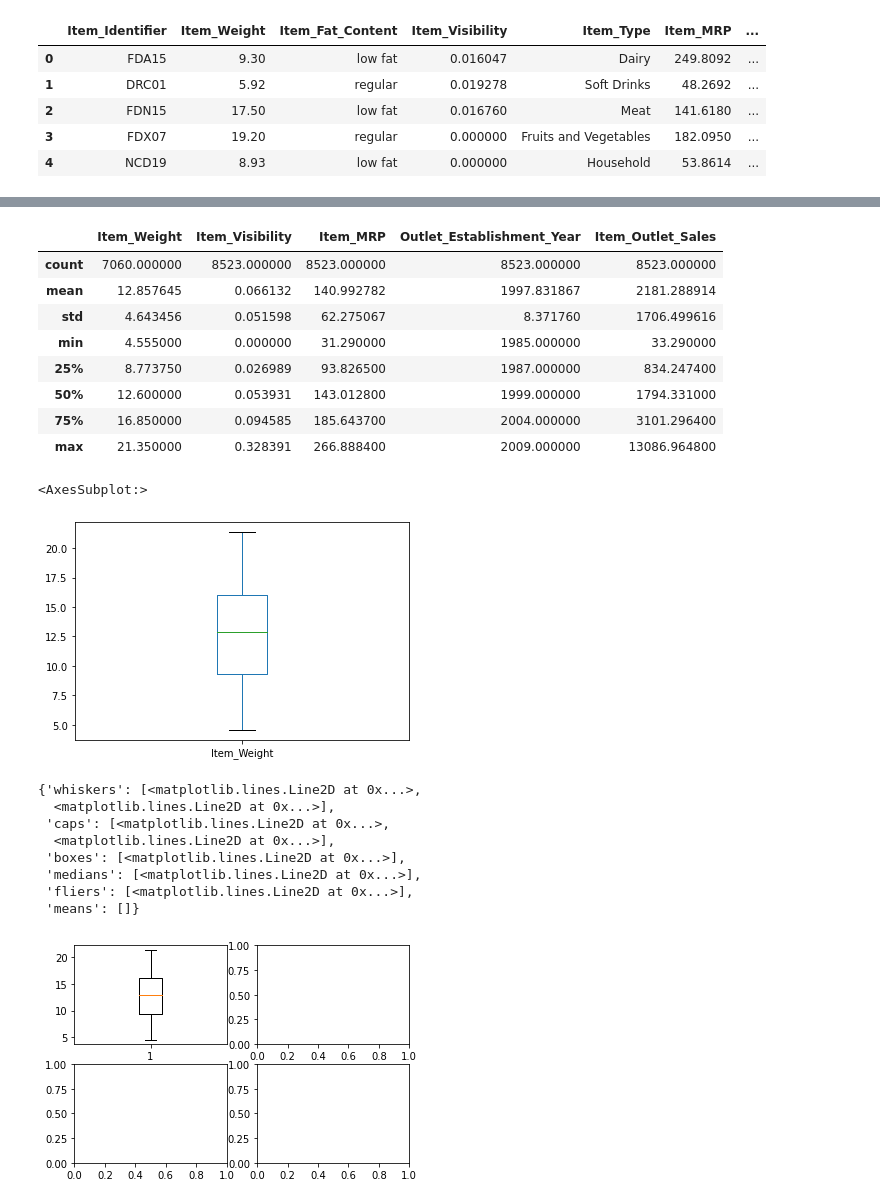
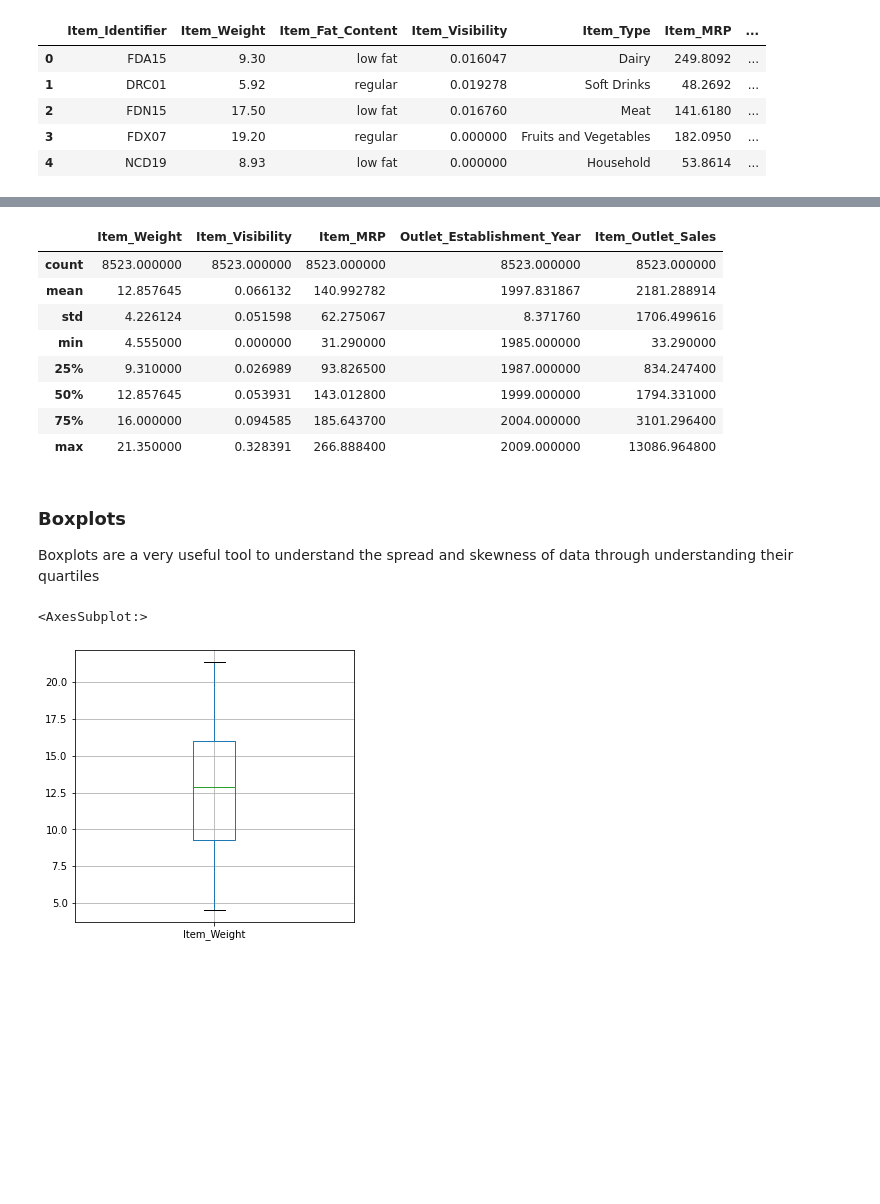
Before and after one commit to acmbpdc/ml-bootcamp-2022, a Jupyter notebook: wrangling.ipynb, the cells around one changed output, grey strips where cells are left out. Saved outputs shown, nothing was run; the diff lists cells and outputs as text; code cells hidden in the pictures; blank space fills up the shorter version.

```diff
--- a/wrangling.ipynb
+++ b/wrangling.ipynb
@@ -16,7 +22,7 @@ Data set used here is the BigMart Sales Dataset
 # %%
 #Loading data
-data = pd.read_csv("archive/store.csv") #try loading missing values
-data.head()
+data = pd.read_csv("archive/train.csv")
+data.head() #By default gives only 5 entries, Has a max limit of 50, accepts parameter upto 50
 #data.tail()
 # %% [output]
 |  | Item_Identifier | Item_Weight | Item_Fat_Content | Item_Visibility | Item_Type | Item_MRP | ... |
@@ -340,32 +480,20 @@ dtype: float64
 # %%
-data.describe() # Prob do later when doing quartiles
+data.describe()
 # %% [output]
 |  | Item_Weight | Item_Visibility | Item_MRP | Outlet_Establishment_Year | Item_Outlet_Sales |
-| count | 7060.000000 | 8523.000000 | 8523.000000 | 8523.000000 | 8523.000000 |
+| count | 8523.000000 | 8523.000000 | 8523.000000 | 8523.000000 | 8523.000000 |
 | mean | 12.857645 | 0.066132 | 140.992782 | 1997.831867 | 2181.288914 |
-| std | 4.643456 | 0.051598 | 62.275067 | 8.371760 | 1706.499616 |
+| std | 4.226124 | 0.051598 | 62.275067 | 8.371760 | 1706.499616 |
 | min | 4.555000 | 0.000000 | 31.290000 | 1985.000000 | 33.290000 |
-| 25% | 8.773750 | 0.026989 | 93.826500 | 1987.000000 | 834.247400 |
-| 50% | 12.600000 | 0.053931 | 143.012800 | 1999.000000 | 1794.331000 |
-| 75% | 16.850000 | 0.094585 | 185.643700 | 2004.000000 | 3101.296400 |
+| 25% | 9.310000 | 0.026989 | 93.826500 | 1987.000000 | 834.247400 |
+| 50% | 12.857645 | 0.053931 | 143.012800 | 1999.000000 | 1794.331000 |
+| 75% | 16.000000 | 0.094585 | 185.643700 | 2004.000000 | 3101.296400 |
 | max | 21.350000 | 0.328391 | 266.888400 | 2009.000000 | 13086.964800 |
+# %% [markdown]
+### Boxplots
+Boxplots are a very useful tool to understand the spread and skewness of data through understanding their quartiles
 # %%
-data["Item_Weight"].plot.box()
+data.boxplot(column="Item_Weight", figsize=(5,5))
 # %% [output]
 <AxesSubplot:>
-[figure, old version]
+[figure, new version]
-# %%
-c = 0
-fig, axs = plt.subplots(2, 2)
-axs[0,0].boxplot(data['Item_Weight'])
-# data.apply(lambda x: x.plot
-# %% [output]
-{'whiskers': [<matplotlib.lines.Line2D at 0x...>,
-  <matplotlib.lines.Line2D at 0x...>],
- 'caps': [<matplotlib.lines.Line2D at 0x...>,
-  <matplotlib.lines.Line2D at 0x...>],
- 'boxes': [<matplotlib.lines.Line2D at 0x...>],
- 'medians': [<matplotlib.lines.Line2D at 0x...>],
- 'fliers': [<matplotlib.lines.Line2D at 0x...>],
- 'means': []}
-[figure, removed]
```
Also changed, not shown: parts of 60 cells of this notebook, 2 other files.
